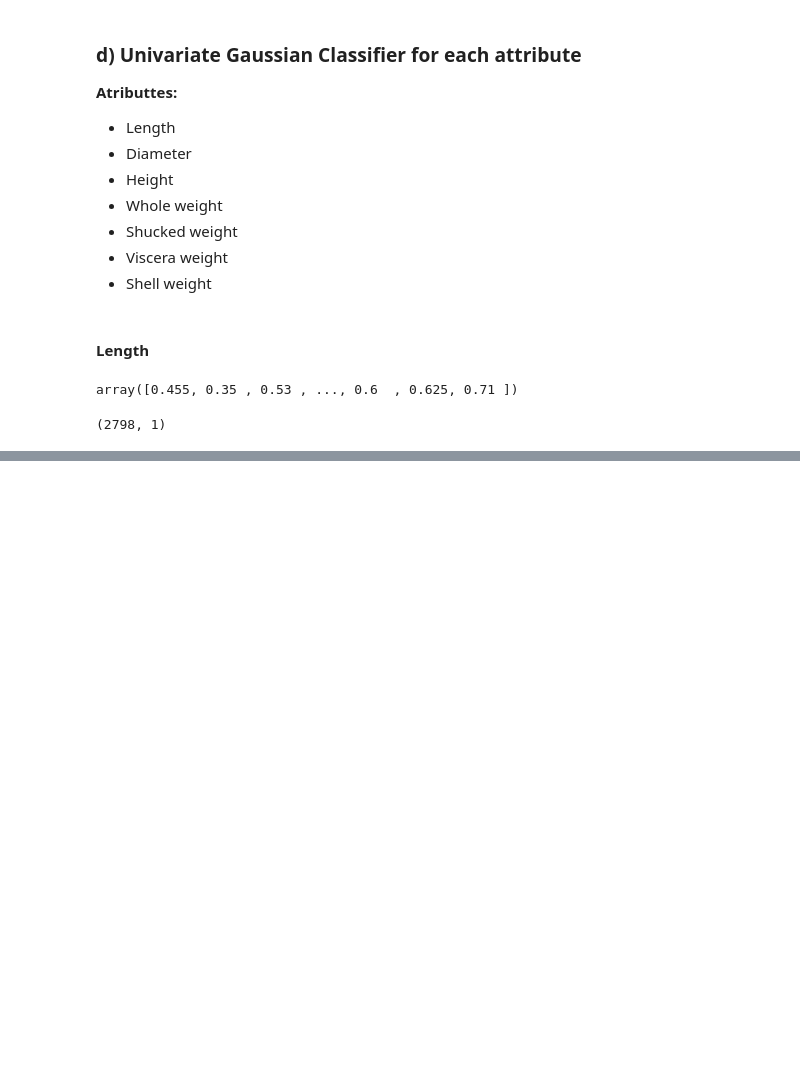
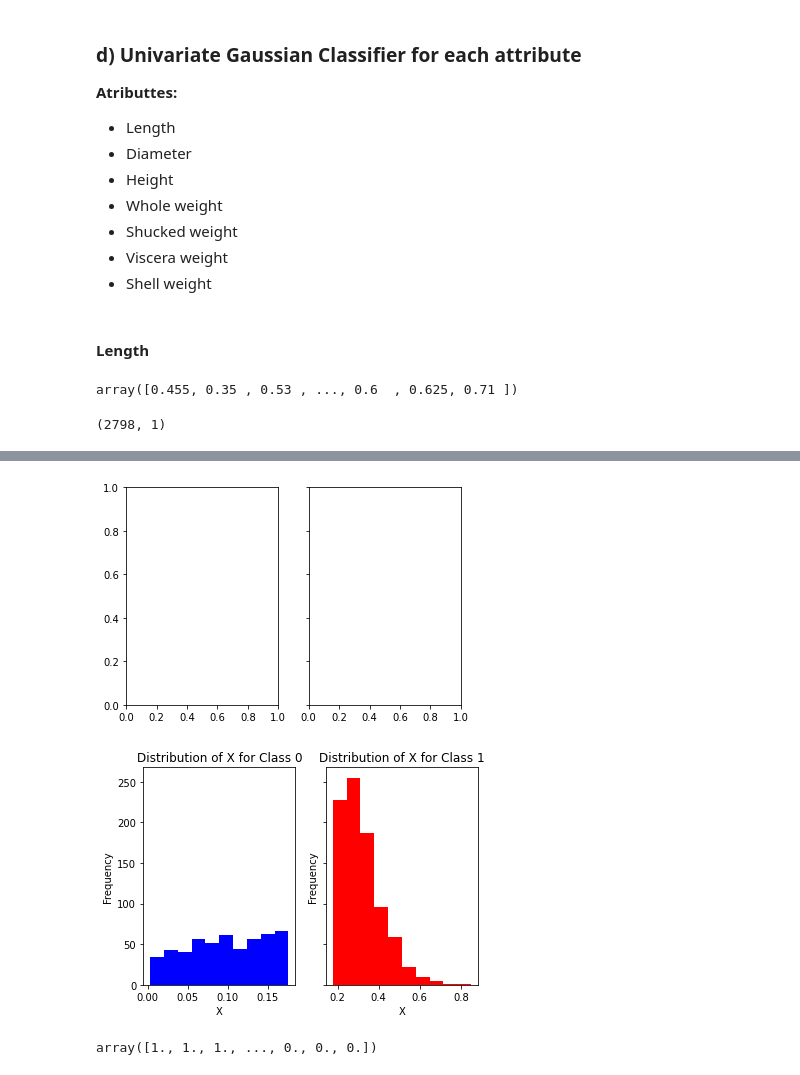
Before and after one commit to junietoc/MLCourse, a Jupyter notebook: assignments/Assignment1.ipynb, the cells around one changed output, grey strips where cells are left out. Saved outputs shown, nothing was run; the diff lists cells and outputs as text; code cells hidden in the pictures; blank space fills up the shorter version.

Commit message:
Univariate GNB loop for 7 classes. Missing Distribution plots

```diff
--- a/assignments/Assignment1.ipynb
+++ b/assignments/Assignment1.ipynb
@@ -203,0 +201,2 @@ accuracy
+# %%
+X_xd = pd.DataFrame({"x":X_test,"y":y_pred})
@@ -203,0 +219,28 @@ accuracy
+# %%
+import matplotlib.pyplot as plt
+fig, ax = plt.subplots(1, 2, sharey=True)
+
+# Create two subplots for each class
+fig, ax = plt.subplots(1, 2, sharey=True)
+
+# Plot the histogram for class 0
+ax[0].hist(np.array(X_xd.loc[X_xd['y'] == 0.0, 'x']), color='blue')
+ax[0].set_xlabel('X')
+ax[0].set_ylabel('Frequency')
+ax[0].set_title('Distribution of X for Class 0')
+
+# Plot the histogram for class 1
+ax[1].hist(np.array(X_xd.loc[X_xd['y'] == 1.0, 'x']), bins=10, color='red')
+ax[1].set_xlabel('X')
+ax[1].set_ylabel('Frequency')
+ax[1].set_title('Distribution of X for Class 1')
+
+# Show the plot
+plt.show()
+# %% [output]
+[figure, added]
+[figure, added]
+# %%
+y_pred
+# %% [output]
+array([1., 1., 1., ..., 0., 0., 0.])
```
Also changed, not shown: parts of 8 cells of this notebook.
